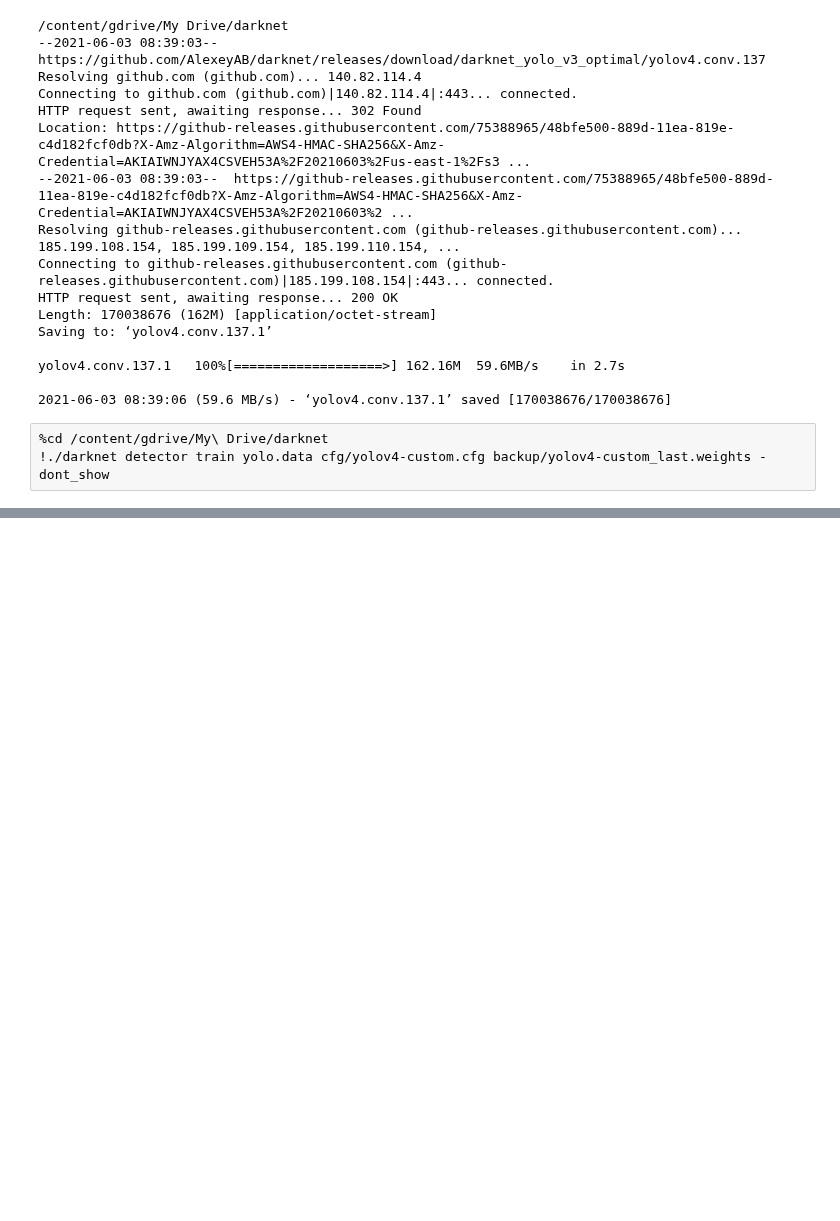
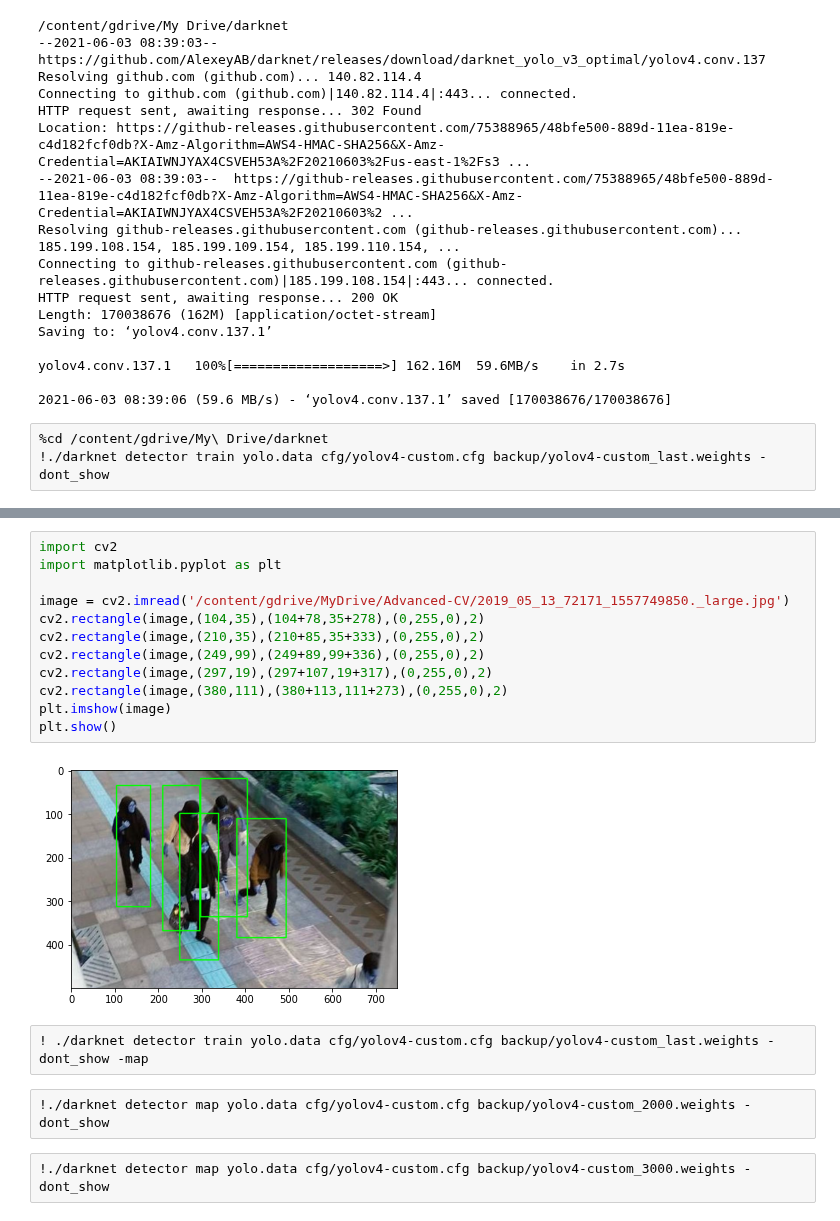
Before and after one commit to lephuocdat2000/Advanced-CV, a Jupyter notebook: Trainyolov4onlyperson.ipynb, the cells around one changed output, grey strips where cells are left out. Drawn from its saved outputs; the diff is of its cells as text; blank space fills up the shorter version.

```diff
--- a/Trainyolov4onlyperson.ipynb
+++ b/Trainyolov4onlyperson.ipynb
@@ -109,0 +121,20 @@ yolov4.conv.137.1   100%[===================>] 162.16M  59.6MB/s    in 2.7s
+# %%
+import cv2
+import matplotlib.pyplot as plt
+
+image = cv2.imread('/content/gdrive/MyDrive/Advanced-CV/2019_05_13_72171_1557749850._large.jpg')
+cv2.rectangle(image,(104,35),(104+78,35+278),(0,255,0),2)
+cv2.rectangle(image,(210,35),(210+85,35+333),(0,255,0),2)
+cv2.rectangle(image,(249,99),(249+89,99+336),(0,255,0),2)
+cv2.rectangle(image,(297,19),(297+107,19+317),(0,255,0),2)
+cv2.rectangle(image,(380,111),(380+113,111+273),(0,255,0),2)
+plt.imshow(image)
+plt.show()
+# %% [output]
+[figure, added]
+# %%
+! ./darknet detector train yolo.data cfg/yolov4-custom.cfg backup/yolov4-custom_last.weights -dont_show -map
+# %%
+!./darknet detector map yolo.data cfg/yolov4-custom.cfg backup/yolov4-custom_2000.weights -dont_show
+# %%
+!./darknet detector map yolo.data cfg/yolov4-custom.cfg backup/yolov4-custom_3000.weights -dont_show
```
Also changed, not shown: parts of 5 cells of this notebook.
